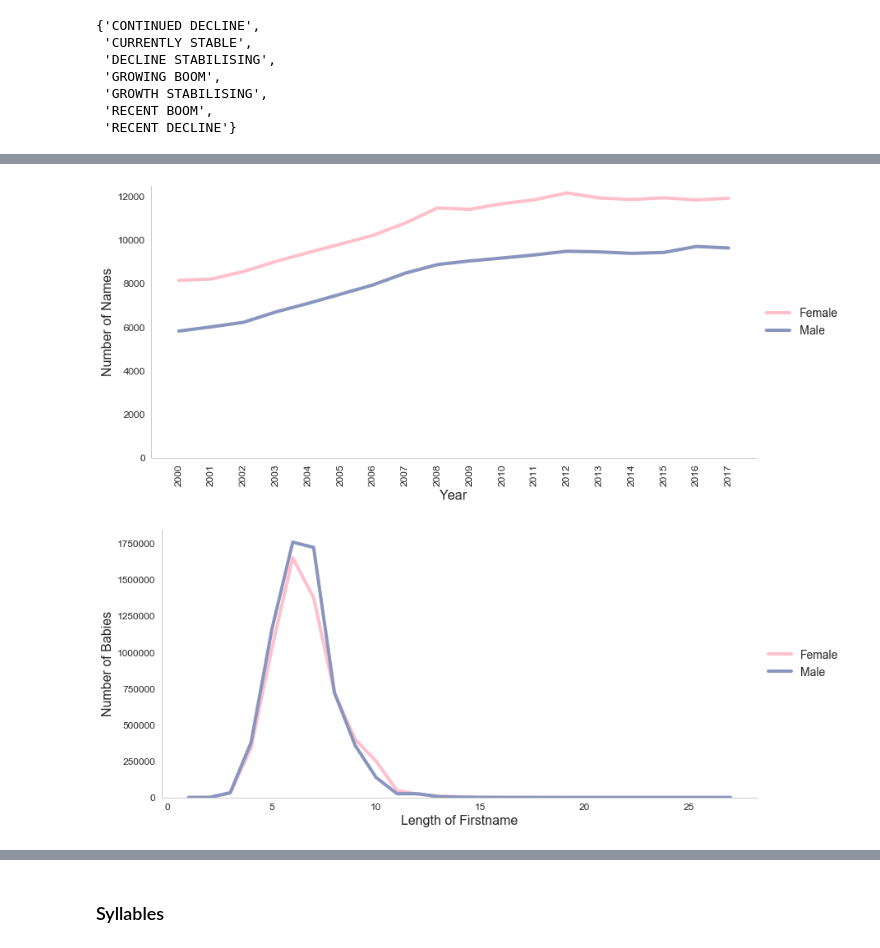
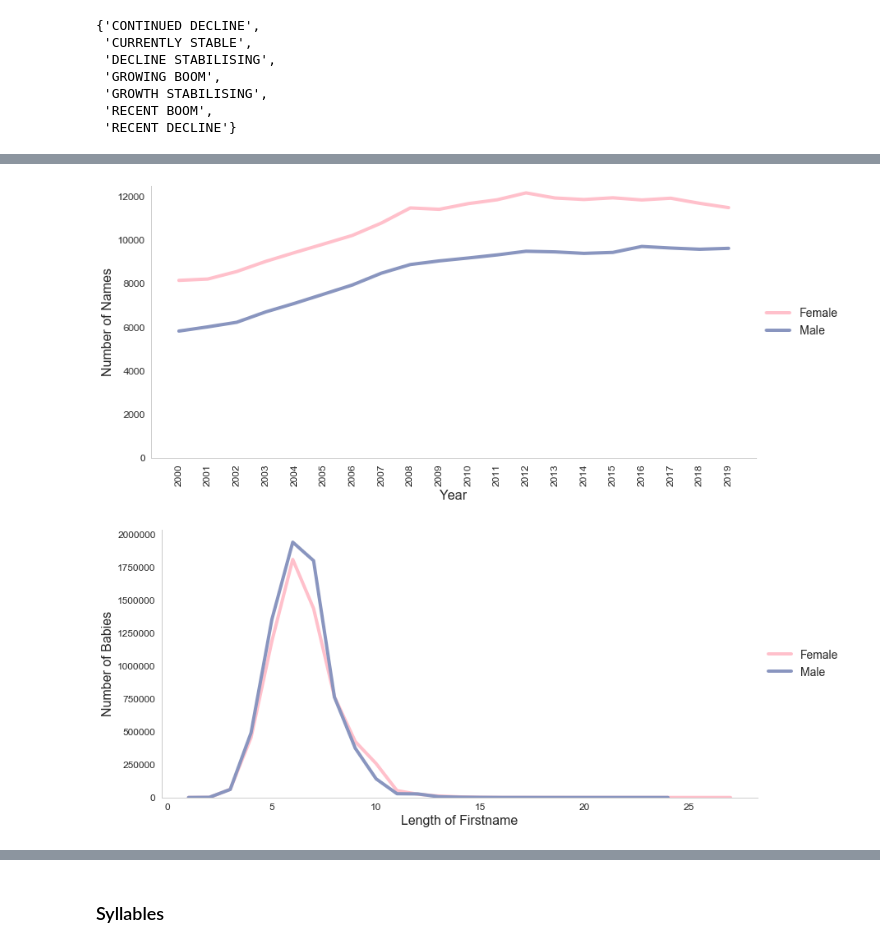
Before and after one commit to PenguinStrikes/Analysis_BabyNames, a Jupyter notebook: notebooks/02_analysis.ipynb, the cells around one changed output, grey strips where cells are left out. Drawn from its saved outputs; the diff is of its cells as text; code cells hidden in the pictures.

```diff
--- a/notebooks/02_analysis.ipynb
+++ b/notebooks/02_analysis.ipynb
@@ -136,7 +159,7 @@ set(new_red['trend_profile'].values)
 from collections import OrderedDict
 
 hund_plot = new_red[(new_red['Sex'] == 'F') & (new_red['Rank'] < 100)]
-dt = list(range(2000,2018,1))
+dt = list(range(2000,2020,1))
 
 fig, ax = plt.subplots(figsize=(13,6))
 
@@ -154,7 +177,7 @@ for index, row in hund_plot.iterrows():
     else:
         cl = '#EDF9B1'
 
-    plt.plot(dt[0:18], row['trend_data'], c=cl, linewidth=2, alpha=0.6, label=row['trend_profile'])
+    plt.plot(dt[0:20], row['trend_data'], c=cl, linewidth=2, alpha=0.6, label=row['trend_profile'])
 
 plt.ylim(0,)
 plt.ylabel('Number of Babies',fontsize=16)
@@ -173,28 +196,28 @@ plt.show()
 # %%
 frst = pd.read_csv('../data/raw/names/firstnames.csv')
 frst['Count'] = 1
 frst = frst[['Year','Sex','Count']].groupby(['Year','Sex']).sum().reset_index()
 
 fig, ax = plt.subplots(figsize=(13,6))
 
 F = frst[frst['Sex'] == 'F']
 M = frst[frst['Sex'] == 'M']
 
-plt.plot(dt[0:18], F['Count'], c='pink', linewidth=4, alpha=1, label='Female')
-plt.plot(dt[0:18], M['Count'], c='#8995BF', linewidth=4, alpha=1, label='Male')
+plt.plot(dt[0:20], F['Count'], c='pink', linewidth=4, alpha=1, label='Female')
+plt.plot(dt[0:20], M['Count'], c='#8995BF', linewidth=4, alpha=1, label='Male')
 
 plt.ylim(0,)
 plt.ylabel('Number of Names',fontsize=16)
 plt.xlabel('Year',fontsize=16)
 plt.xticks(np.arange(min(dt),max(dt)+1,1), fontsize=12, rotation=90)
 plt.yticks(fontsize=12)
 
 plt.legend(loc='center left', bbox_to_anchor=(1,0.5), fontsize=14)
 ax.grid(False)
 sns.despine()
 plt.show()
 # %% [output]
-[figure, old version]
+[figure, new version]
 # %%
 frst = pd.read_csv('../data/raw/names/firstnames.csv')
 frst['Length'] = frst['Name'].str.len()
@@ -208,7 +231,7 @@ F = frst[frst['Sex'] == 'F']
 M = frst[frst['Sex'] == 'M']
 
 plt.plot(F['Length'], F['Count'], c='pink', linewidth=4, alpha=1, label='Female')
-plt.plot(F['Length'], M['Count'], c='#8995BF', linewidth=4, alpha=1, label='Male')
+plt.plot(M['Length'], M['Count'], c='#8995BF', linewidth=4, alpha=1, label='Male')
 
 plt.ylim(0,)
 plt.ylabel('Number of Babies',fontsize=16)
@@ -221,7 +244,7 @@ ax.grid(False)
 sns.despine()
 plt.show()
 # %% [output]
-[figure, old version]
+[figure, new version]
 # %%
 frst = pd.read_csv('../data/raw/names/firstnames.csv')
 frst['hyphen'] = frst['Name'].str.contains('-', regex=False)
```
Also changed, not shown: parts of 10 cells of this notebook, 7 other files.
